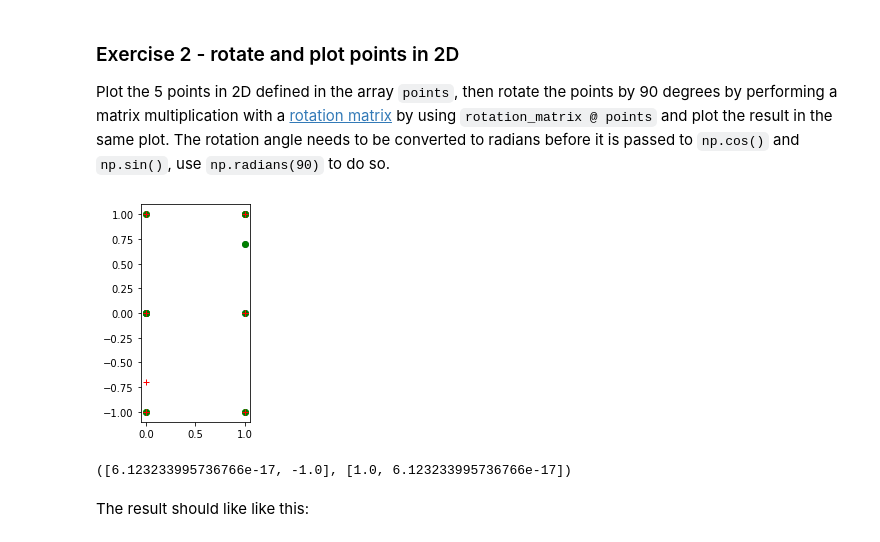
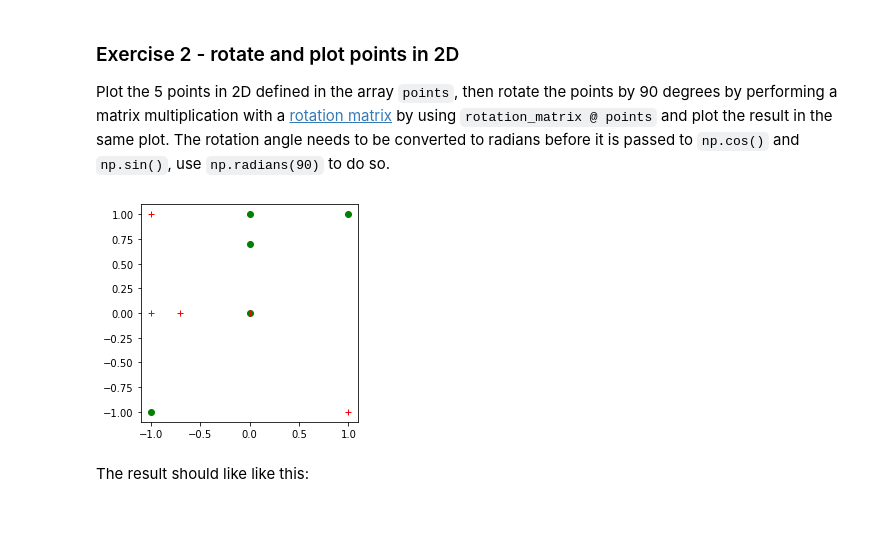
Before and after one commit to fogerl/homework-scientific-computing, a Jupyter notebook: homework04-python-scientific-ecosystem/homework04_hz.ipynb, the cells around one changed output. Saved outputs shown, nothing was run; the diff lists cells and outputs as text; code cells hidden in the pictures.

```diff
--- a/homework04-python-scientific-ecosystem/homework04_hz.ipynb
+++ b/homework04-python-scientific-ecosystem/homework04_hz.ipynb
@@ -59,29 +59,25 @@ Plot the 5 points in 2D defined in the array `points`, then rotate the points by
 # %%
 import numpy as np
 import matplotlib.pyplot as plt
 
 points = np.array([[0, 0],
                    [1, 1],
                    [-1, -1],
                    [0, 1],
                    [0, 0.7],
                   ]).T
 
-plt.plot(points, 'o', label = "original points")
+
 angle = np.radians(90)
 rotation_matrix = ([np.cos(angle), -np.sin(angle)],
                    [np.sin(angle), np.cos(angle)])
 points_rotated = rotation_matrix@points
 
-plt.plot(points, 'o', label = "original points", color = 'green')
-plt.plot(points_rotated, '+', label = "rotated points", color = 'red')
+plt.plot(*points, 'o', label = "original points", color = 'green')
+plt.plot(*points_rotated, '+', label = "rotated points", color = 'red')
 plt.gca().set_aspect('equal')
 # %% [output]
-[figure, old version]
+[figure, new version]
-# %%
-rotation_matrix
-# %% [output]
-([6.123233995736766e-17, -1.0], [1.0, 6.123233995736766e-17])
 # %% [markdown]
 The result should like like this:
 # %%
```
Also changed, not shown: parts of 2 cells of this notebook.
